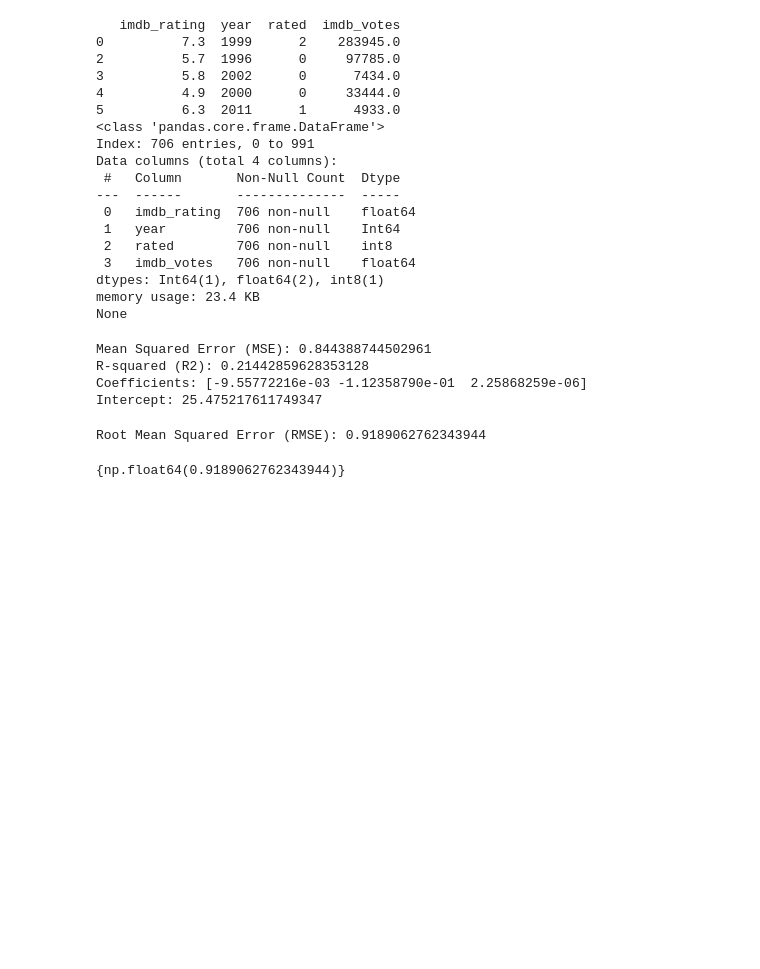
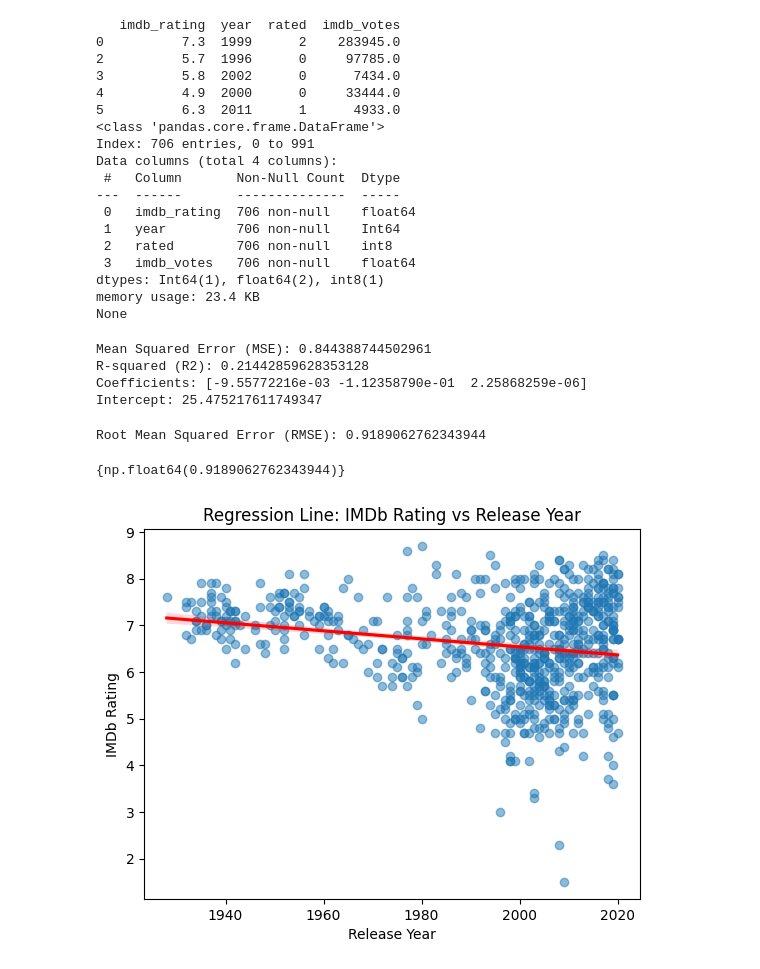
Before and after one commit to nidhipabari/Disney, a Jupyter notebook: Disney.ipynb, the cells around one changed output. Saved outputs shown, nothing was run; the diff lists cells and outputs as text; code cells hidden in the pictures; blank space fills up the shorter version.

Commit message:
graphs

```diff
--- a/Disney.ipynb
+++ b/Disney.ipynb
@@ -243,3 +243,14 @@ Root Mean Squared Error (RMSE): 0.9189062762343944
 print({rmse})
 # %% [output]
 {np.float64(0.9189062762343944)}
+# %%
+import seaborn as sns
+import matplotlib.pyplot as plt
+
+sns.regplot(x='year', y='imdb_rating', data=regression_data, scatter_kws={'alpha':0.5}, line_kws={'color':'red'})
+plt.title('Regression Line: IMDb Rating vs Release Year')
+plt.xlabel('Release Year')
+plt.ylabel('IMDb Rating')
+plt.show()
+# %% [output]
+[figure, added]
```
Also changed, not shown: parts of 2 cells of this notebook.
